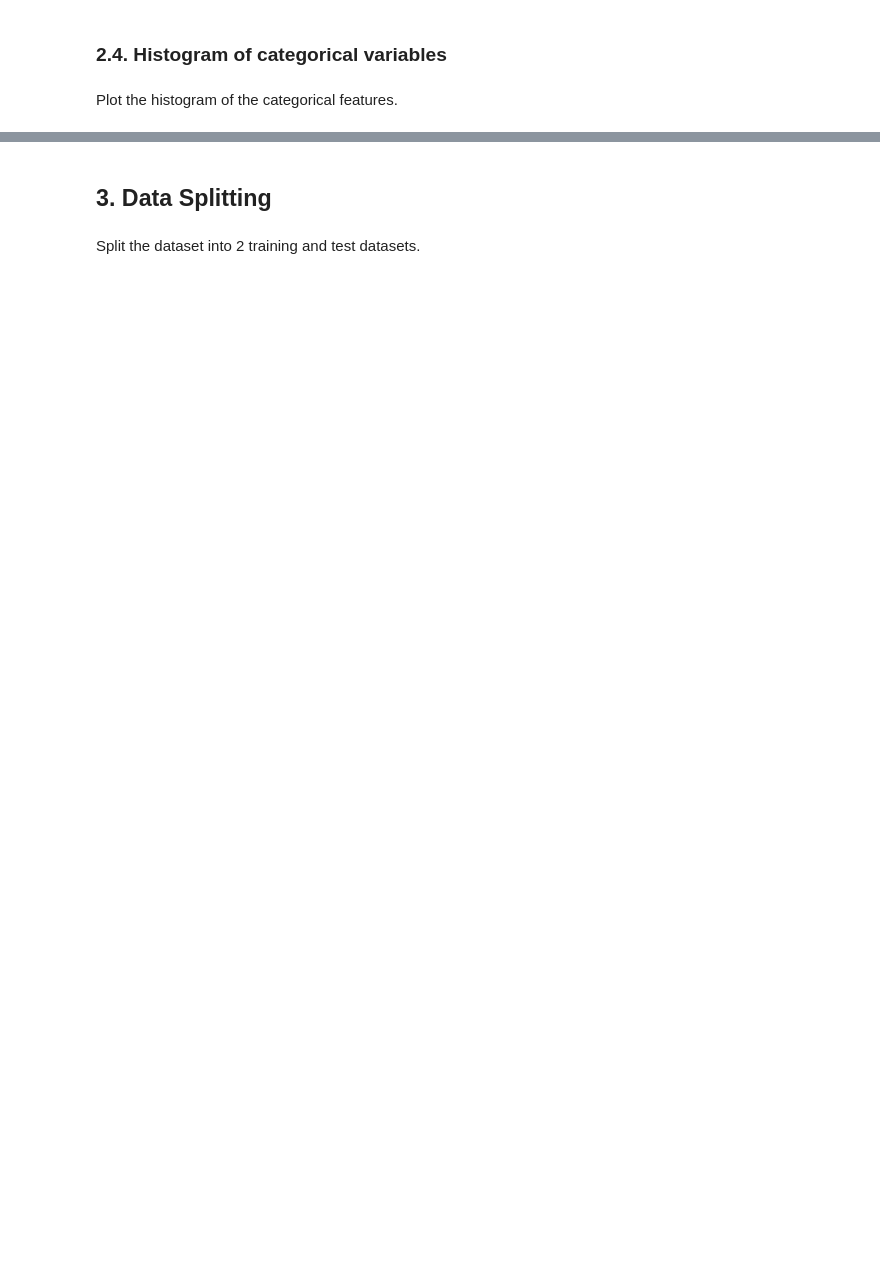
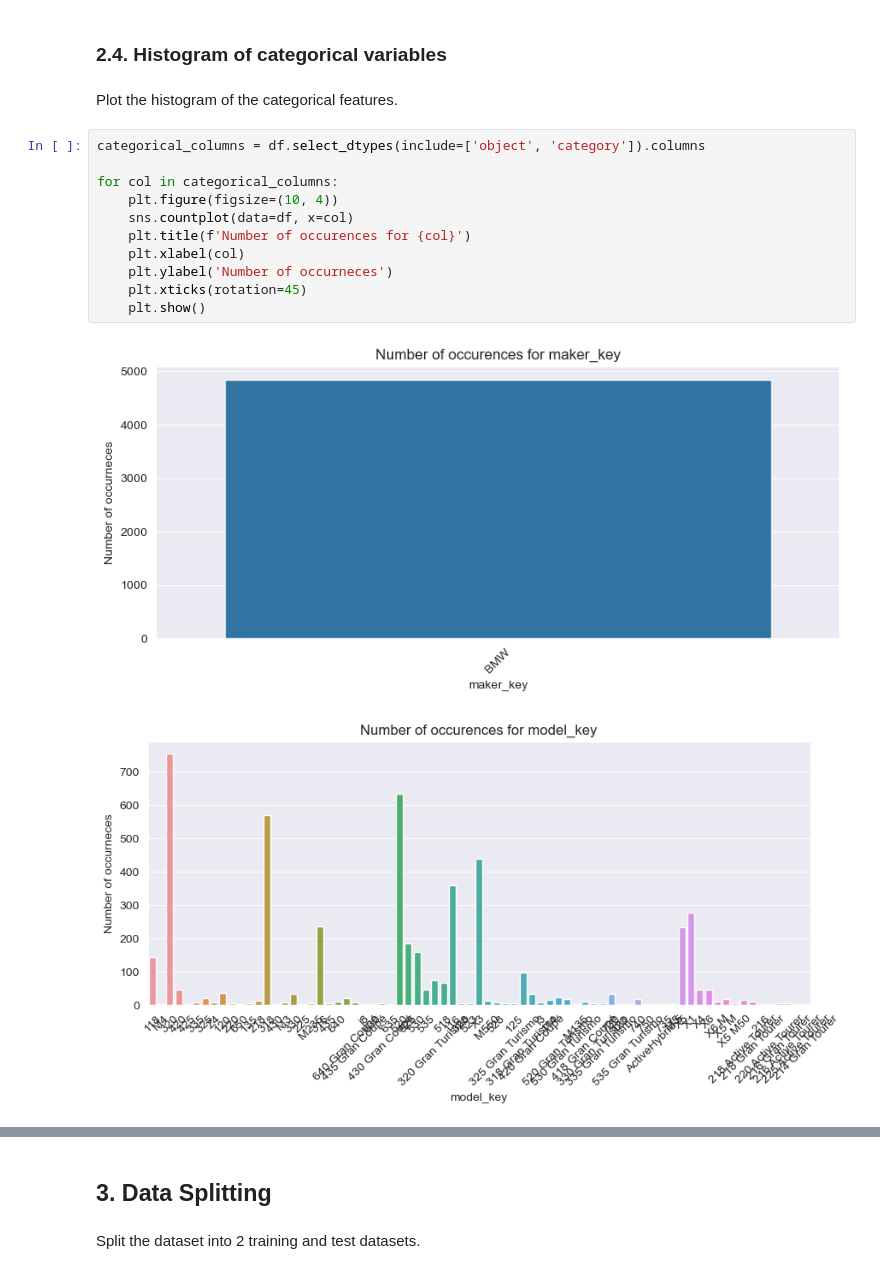
Before and after one commit to GabrielHenaux/machine-Learning-Henaux-Gonnet, a Jupyter notebook: Multivariative/Multivariate linear regression-2/9.3.2_bmw_price_prediction_exercise_en.ipynb, the cells around one changed output, grey strips where cells are left out. Saved outputs shown, nothing was run; the diff lists cells and outputs as text; blank space fills up the shorter version.

```diff
--- a/Multivariative/Multivariate linear regression-2/9.3.2_bmw_price_prediction_exercise_en.ipynb
+++ b/Multivariative/Multivariate linear regression-2/9.3.2_bmw_price_prediction_exercise_en.ipynb
@@ -71,3 +124,17 @@ Plot the distribution of the numerical features.
 ### 2.4. Histogram of categorical variables
 # %% [markdown]
 Plot the histogram of the categorical features.
+# %%
+categorical_columns = df.select_dtypes(include=['object', 'category']).columns
+
+for col in categorical_columns:
+    plt.figure(figsize=(10, 4))
+    sns.countplot(data=df, x=col)
+    plt.title(f'Number of occurences for {col}')
+    plt.xlabel(col)
+    plt.ylabel('Number of occurneces')
+    plt.xticks(rotation=45)
+    plt.show()
+# %% [output]
+[figure, added]
+[figure, added]
```
Also changed, not shown: parts of 7 cells of this notebook, 34 other files.
